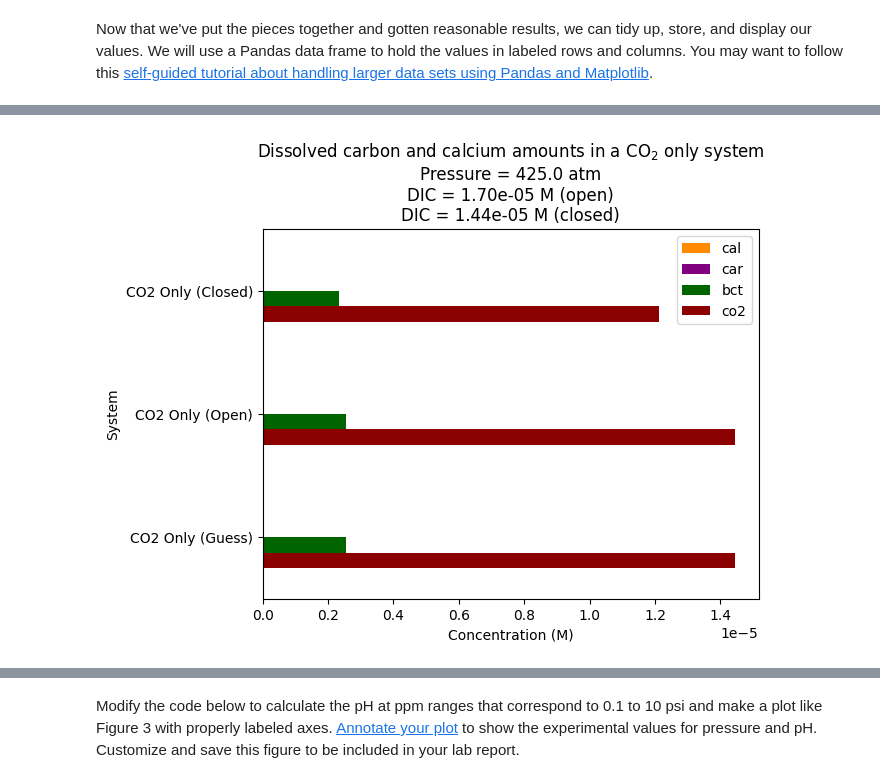
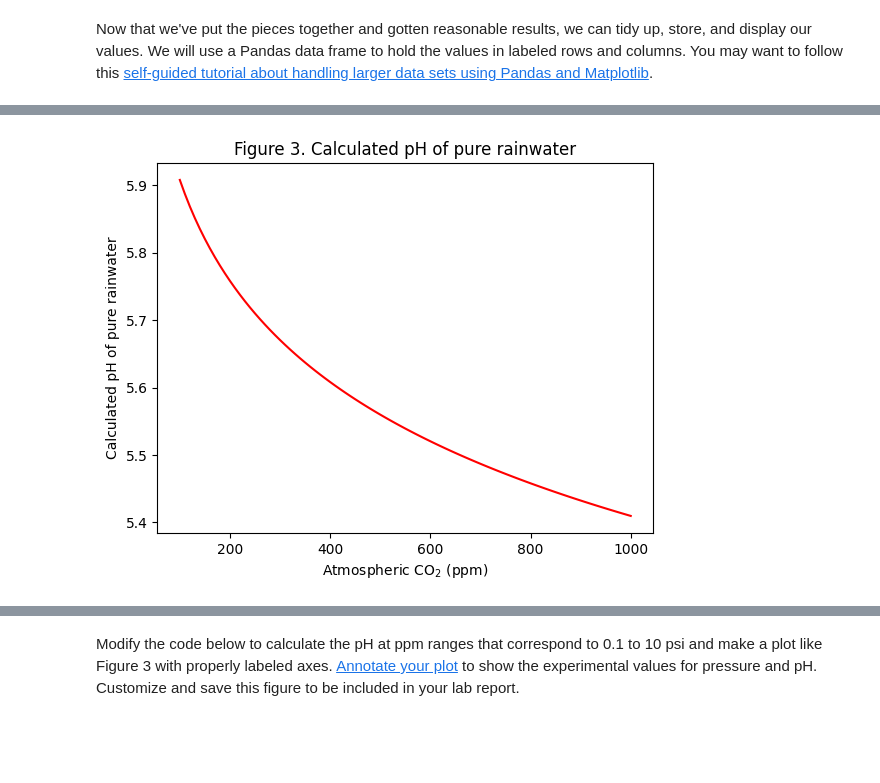
Before and after one commit to wphall/CO2-Equilibrium, a Jupyter notebook: Student_Notebook_CO2_Equilibrium.ipynb, the cells around one changed output, grey strips where cells are left out. Drawn from its saved outputs; the diff is of its cells as text; code cells hidden in the pictures; blank space fills up the shorter version.

```diff
--- a/Student_Notebook_CO2_Equilibrium.ipynb
+++ b/Student_Notebook_CO2_Equilibrium.ipynb
@@ -293,5 +295,8 @@ In the code cell below we put together the definitions of the system and the ini
 # %%
-xGuess=
+#Paste in your definition of the sytem code here (imports, constants, and functions)
+
+#Paste in you estimates here to create the xGuess array here
+
 xCls=fsolve(FunCO2OnlyClosed,xGuess)
 
 print("------Initial-------")
@@ -402,66 +390,44 @@ Ksp=0                 #this is the CO2 only case, setting this to zero will hold
 Colors=["Teal","DarkRed","DarkGreen","Purple","Red","Blue","DarkOrange"]
 ChartColors=["DarkRed","DarkGreen","Purple","DarkOrange"]
 
-def FunCO2OnlyClosed(x):
-    f0=x[1]-(Kh*x[0])
-    f1=x[4]*x[2]-(Ka1*x[1])
-    f2=x[4]*x[3]-(Ka2*x[2])
-    f3=x[4]*x[5]-Kw
-    f4=x[6]
-    f5=x[4]+2*x[6]-x[2]-2*x[3]-x[5]
-    f6=x[1]+x[2]+x[3]-(Kh*Pinit)            #partial pressure of CO2 (x[0]) is variable and decreases as it dissolves, limited total dissolved carbon
-    return np.array([f0,f1,f2,f3,f4,f5,f6])
+def FunCO2OnlyOpen(x):                        #our function's input is an array called "x" while inside the function, indexing starts with zero
+    f0=x[1]-(Kh*x[0])                         #Kh, Henry's Law for CO2 gas
+    f1=x[4]*x[2]-(Ka1*x[1])                   #Ka1, of dissolved CO2 to bicarbonate
+    f2=x[4]*x[3]-(Ka2*x[2])                   #Ka2, of bicarbonate to carbonate
+    f3=x[4]*x[5]-Kw                           #Kw, dissociation of water
+    f4=x[6]*x[3]-Ksp                          #Ksp, dissociation of calcium carbonate, Ksp=0 in CO2 only, makes[cal]=0
+    f5=x[4]+2*x[6]-x[2]-2*x[3]-x[5]           #charge balance
+    f6=x[0]-Pinit                           #partial pressure of CO2 (x[0]) is constant and always equal to the value of Pinit, unlimited total dissolved carbon
+    return np.array([f0,f1,f2,f3,f4,f5,f6])   #return the signed residual of each equation
 
-#PPM=float(input("What is the initial pressure in units of ppm? "))
-PPM=425
-Pinit=PPM/1.0e6
-print("For an initial pressure of "+str(PPM)+" ppm, "+str(Pinit)+" atm \n")
-atm=Pinit
-co2=Pinit*Kh
-bct=np.sqrt(Ka1*co2)
-hdr=np.sqrt(Ka1*co2)
-hox=Kw/hdr
-car=Ka2*bct/hdr
-cal=0.0
+PPMVals=np.arange(100,1010,10)
+PPMIdxs=np.arange(len(PPMVals))
 
-xGuess=np.array([atm,co2,bct,car,hdr,hox,cal]) #here we pack the seven individual amounts into an array, which we can pass into our functions
-xOpn=fsolve(FunCO2OnlyOpen,xGuess)
-xCls=fsolve(FunCO2OnlyClosed,xGuess)
+dfRangeP=pd.DataFrame(index=PPMVals,columns=["atm","co2","bct","car","hdr","hox","cal"])
+for PPM,Index in zip(PPMVals,PPMIdxs):     #this loop will step through the mixing ratios and their indexes
+  Pinit=PPM/1.0e6                          #change units of Pinit for this iteration of the loop to atmospheres
 
-resGuess=FunCO2OnlyClosed(xGuess)
-errorGuess=np.sqrt(np.sum(resGuess**2))
-print("error guess = ",errorGuess)
-print("Guess pH = ",-np.log10(xGuess[4]))
-print("\n")
+  #inital guess for the CO2 only system loaded into an array
+  atm=Pinit
+  co2=Pinit*Kh
+  bct=np.sqrt(Ka1*co2)
+  hdr=np.sqrt(Ka1*co2)
+  hox=Kw/hdr
+  car=Ka2*bct/hdr
+  cal=0.0
+  xGuess=np.array([atm,co2,bct,car,hdr,hox,cal])
 
-resOpn=FunCO2OnlyOpen(xOpn)
-errorOpn=np.sqrt(np.sum(resOpn**2))
-print("error open = ",errorOpn)
-print("Open pH = ",-np.log10(xOpn[4]))
-print("\n")
+  xCalc=fsolve(FunCO2OnlyOpen,xGuess) #SciPy does the work!
+  dfRangeP.iloc[Index,:]=xCalc        #store the result in the appropriate spot in the dataframe
+  pHCalc=-np.log10(xCalc[4])          #hydronium ion has an index of 4 (5th value, but indexing starts with 0!)
 
-resCls=FunCO2OnlyClosed(xCls)
-errorCls=np.sqrt(np.sum(resCls**2))
-print("error closed = ",errorCls)
-print("Closed pH = ",-np.log10(xCls[4]))
+press=PPMVals
+hyds=np.array(dfRangeP['hdr'],dtype=float)
+pHs=-np.log10(hyds)
 
-dfCO2Only=pd.DataFrame(columns=["atm","co2","bct","car","hdr","hox","cal"])
-dfCO2Only.loc["CO2 Only (Guess)"]=xGuess
-dfCO2Only.loc["CO2 Only (Open)"]=xOpn
-dfCO2Only.loc["CO2 Only (Closed)"]=xCls
-
-strSys="$\mathrm{CO_2}$ only system\n"
-strP="Pressure = "+str(Pinit*1e6)+" atm\n"
-strDICop="DIC = "+"{:.2e}".format(xOpn[1]+xOpn[2]+xOpn[3])+" M (open)\n"
-strDICcl="DIC = "+"{:.2e}".format(xCls[1]+xCls[2]+xCls[3])+" M (closed)"
-chartTitle="Dissolved carbon and calcium amounts in a "+strSys+strP+strDICop+strDICcl
-
-ax = dfCO2Only[['co2','bct','car','cal']].plot(kind='barh',
-                                               color=ChartColors,
-                                               rot=0,
-                                               ylabel='System',
-                                               xlabel='Concentration (M)',
-                                               title=chartTitle)
-plt.legend(loc='upper right',reverse=True)
-dfCO2Only
+fig,ax=plt.subplots()
+ax.plot(press,pHs, linestyle='solid', marker='none', color=Colors[4])
+ax.set_xlabel("Atmospheric $\mathrm{CO_2}$ (ppm)")
+ax.set_ylabel("Calculated pH of pure rainwater")
+ax.set_title("Figure 3. Calculated pH of pure rainwater")
 # %% [output]
@@ -484 +435 @@ Closed pH =  5.633054221337296
-[figure, old version]
+[figure, new version]
```
Also changed, not shown: parts of 16 cells of this notebook.
